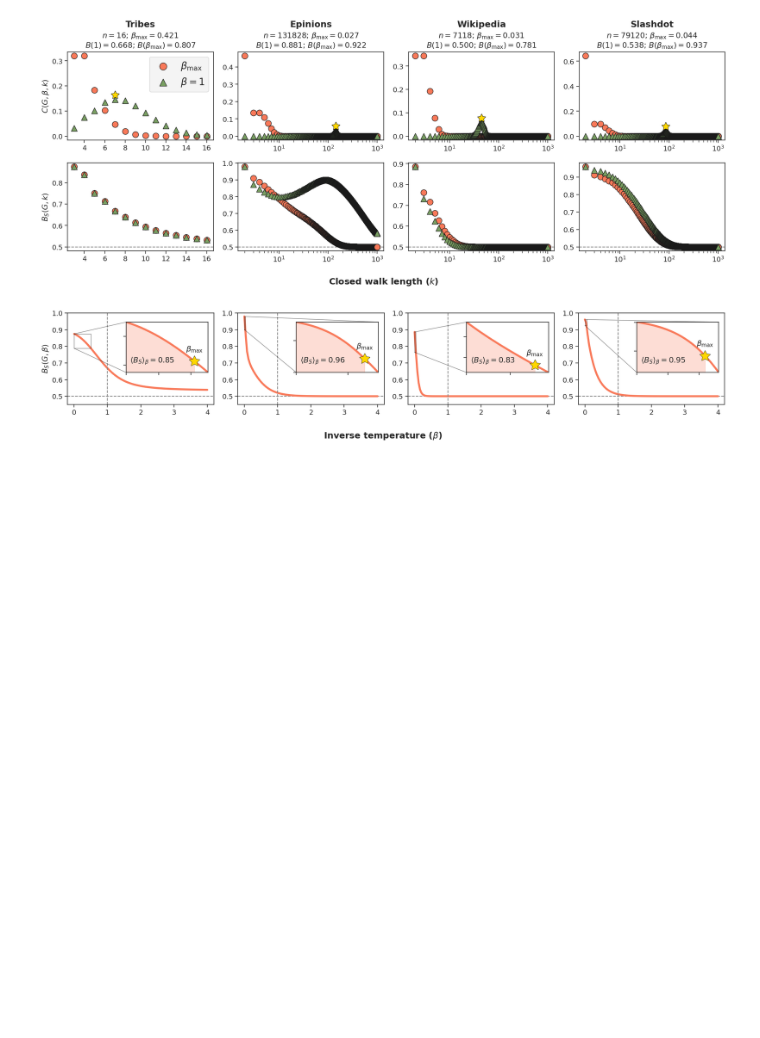
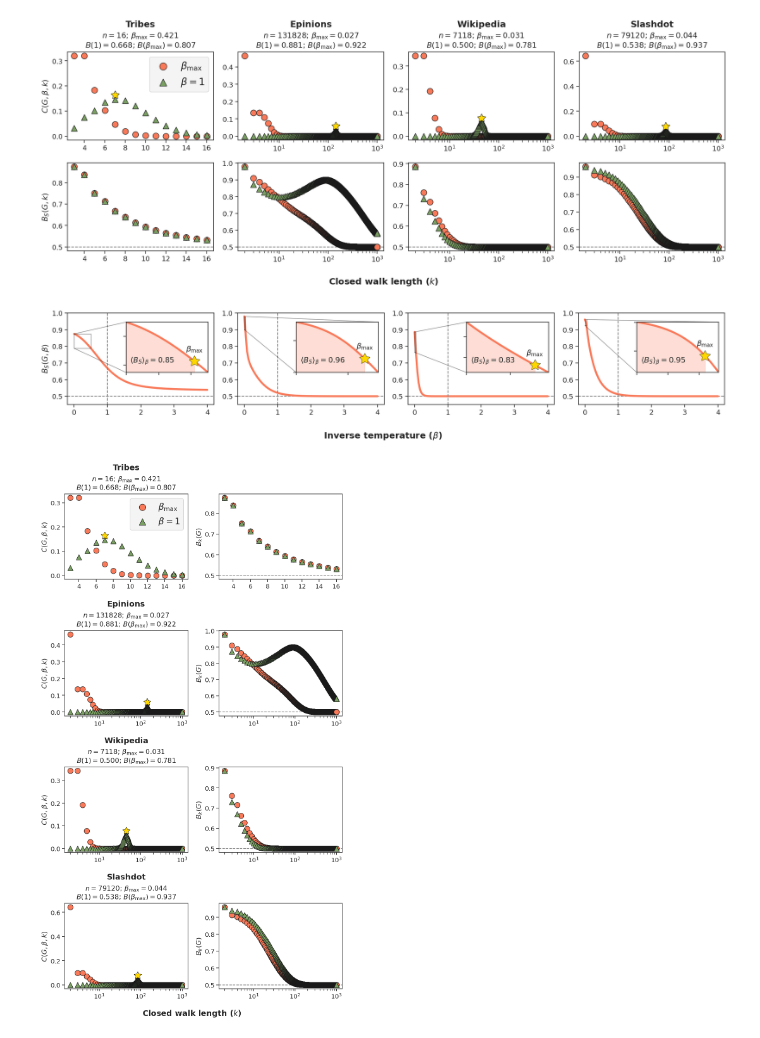
Before and after one commit to sztal/msb, a Jupyter notebook: notebooks/3-contributions.ipynb, the cells around one changed output. Drawn from its saved outputs; the diff is of its cells as text; code cells hidden in the pictures; blank space fills up the shorter version.

```diff
--- a/notebooks/3-contributions.ipynb
+++ b/notebooks/3-contributions.ipynb
@@ -171,3 +171,64 @@ fig.tight_layout()
 fig.savefig(FIGS/"balance.pdf", bbox_inches="tight")
 # %% [output]
 [figure]
+# %%
+use = (
+    "Tribes",
+    "Epinions",
+    "Wikipedia",
+    "Slashdot"
+)
+balance = { k: v for k, v in BALANCE.items() if use and k in use }
+
+fig, axes = plt.subplots(ncols=2, nrows=len(balance), figsize=(10, 18))
+
+for kv, axrow in zip(balance.items(), axes):
+    name, B = kv
+    B, W = B
+    B.set_krange(B.kmin, kmax=1000)
+    W.set_krange(W.kmin, kmax=1000)
+    C0 = B.contrib().reset_index("beta", drop=True)
+    C1 = W.contrib().reset_index("beta", drop=True)
+    P1 = B.local_balance()
+    P2 = W.local_balance()
+    ax = axrow[0]
+    skws = dict(s=150, edgecolors="k")
+    ax.scatter(C0.index, C0, color=RED, label=r"$\beta_{\max}$", marker="o", **skws)
+    ax.scatter(C1.index, C1, color=COLORS[0], label=r"$\beta = 1$", marker="^", **skws)
+    ax.set_title(name, fontweight="bold", fontsize=18, y=1.25)
+    dob0 = B.balance()
+    dob1 = W.balance()
+    info = rf"$n = {B.n_nodes}$; $\beta_{{\max}} = {B.beta:.3f}$"
+    dobs = rf"$B(1) = {dob1:.3f}$; $B(\beta_{{\max}}) = {dob0:.3f}$"
+    ax.annotate(f"{info}\n{dobs}", (.5, 1.05), xycoords="axes fraction", ha="center")
+
+    # Show peak for C1
+    y0, y1 = ax.get_ylim()
+    kpeak = C1.idxmax()
+    peak  = C1.max()+(y1-y0)*.05
+    ax.scatter(kpeak, peak, marker=(5,1), s=300, c="black")
+    ax.scatter(kpeak, peak, marker=(5,1), s=200, c="gold")
+
+    if name == "Tribes":
+        ax.legend(fontsize=20, markerscale=1.2, facecolor="#f2f2f2")
+    ax.set_ylabel(r"$C_k(G, \beta)$")
+
+    ax = axrow[1]
+    ax.scatter(P1.index, P1, color=RED, marker="o", **skws)
+    ax.scatter(P2.index, P2, color=COLORS[0], marker="^", **skws)
+    ax.axhline(.5, ls="--", color="gray", zorder=-10)
+
+    ax.set_ylabel(r"$B_k(G)$")
+
+    for ax in axrow:
+        if B.n_nodes >= 1000:
+            ax.set_xscale("log")
+        else:
+            ax.xaxis.set_major_locator(mpl.ticker.MaxNLocator(integer=True))
+
+fig.supxlabel(r"Closed walk length ($k$)", fontweight="bold", fontsize=18)
+fig.tight_layout()
+
+fig.savefig(FIGS/"contrib-alt.png", bbox_inches="tight")
+# %% [output]
+[figure, added]
```
Also changed, not shown: 2 other files.
